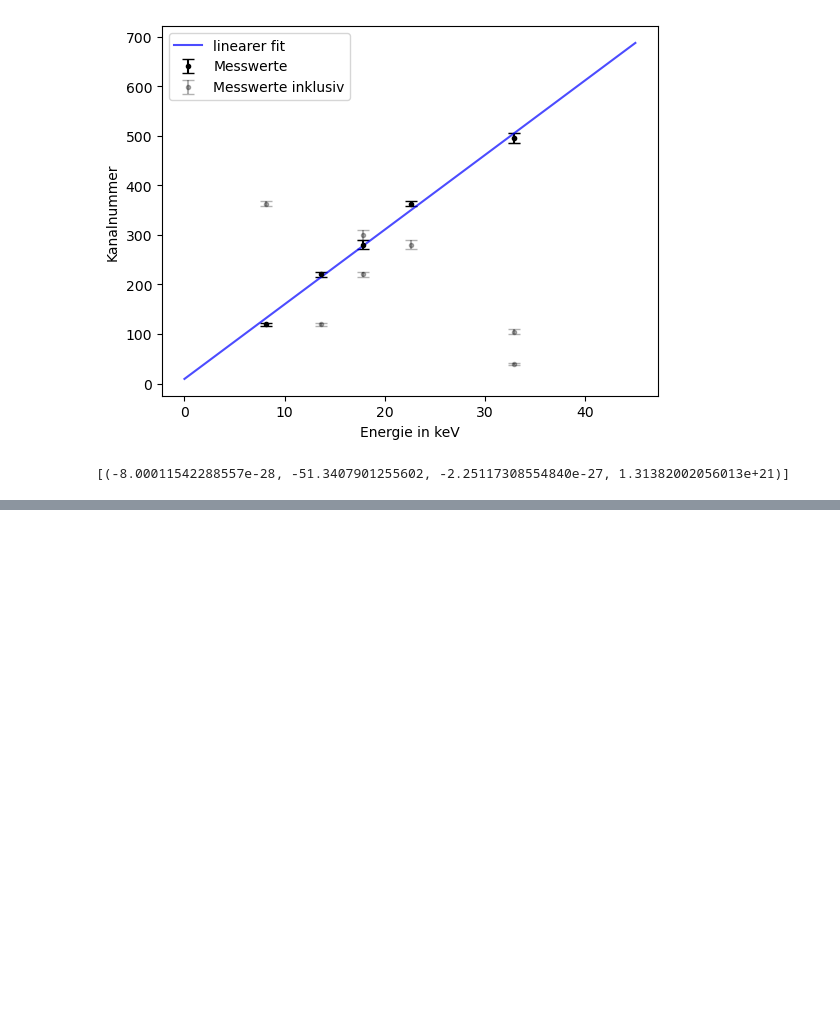
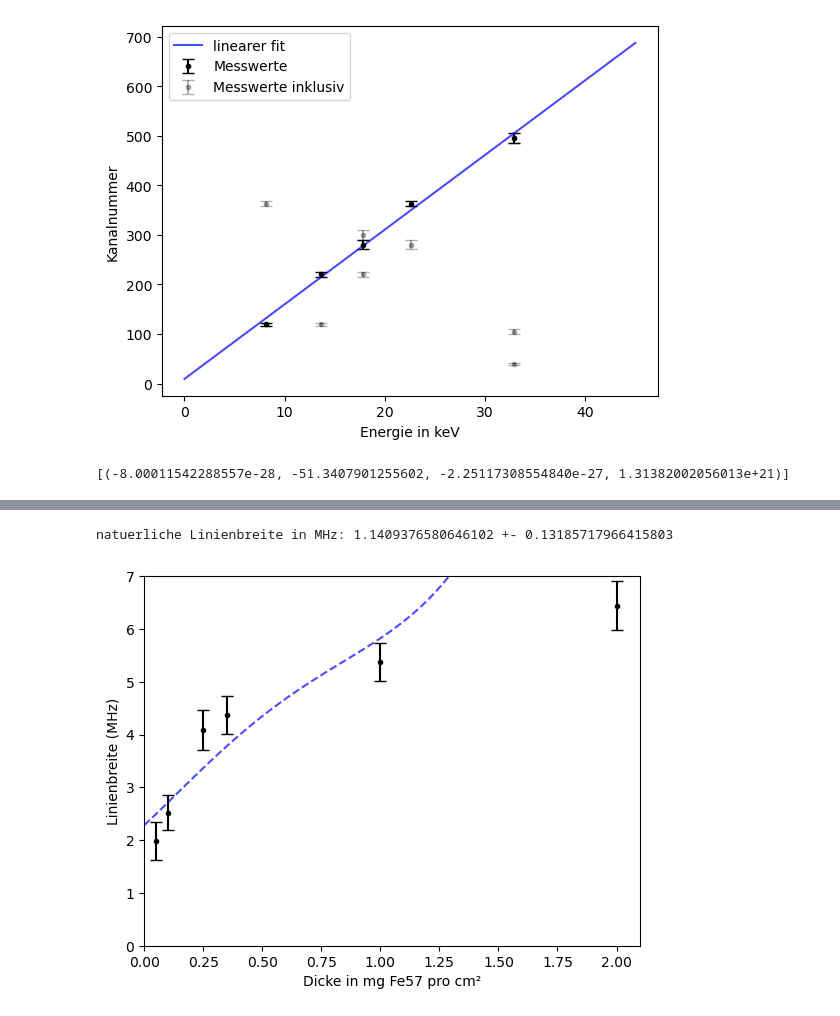
Before and after one commit to Svuem/EXP11, a Jupyter notebook: Code.ipynb, the cells around one changed output, grey strips where cells are left out. Drawn from its saved outputs; the diff is of its cells as text; code cells hidden in the pictures; blank space fills up the shorter version.

```diff
--- a/Code.ipynb
+++ b/Code.ipynb
@@ -118,3 +149,24 @@ ax.set_xlim(0, 2.1)
+# %%
+# Estimate with better fit function
+
+def model_steiner(x, bruh, cuh):
+    return 2* bruh *(1+ 0.1306*cuh*x+ 0.00365*(x*cuh)**2 - 0.00074*(x*cuh)**3 + 0.000027*(x*cuh)**4)
+
+
+fig, ax = plt.subplots()
+ax.errorbar(dicke_in_mg_Fe57_pro_mm2, linienbreiten, yerr=linienbreiten_err, fmt='.k', capsize = 4)
+ax.set_xlabel('Dicke in mg Fe57 pro cm²')
+ax.set_ylabel('Linienbreite (MHz)')
+popt, pcov = curve_fit(model_steiner, dicke_in_mg_Fe57_pro_mm2[:5], linienbreiten[:5], sigma=linienbreiten_err[:5], absolute_sigma=True, p0=[1.1, 1])
+dummy_dicke = np.linspace(0, 2, 100)
+ax.plot(dummy_dicke, model_steiner(dummy_dicke, *popt), 'b--', label='linearer fit', alpha=0.7)
+ax.set_xlim(0, 2.1)
+ax.set_ylim(0, 7)
+
+print(f'natuerliche Linienbreite in MHz: {popt[0]} +- {pcov[0,0]**0.5}')
+# %% [output]
+natuerliche Linienbreite in MHz: 1.1409376580646102 +- 0.13185717966415803
+[figure, added]
 # %%
 # dominante fehlequellen aufschreiben: Geschwindigkeitsfehler, fehler aus fits
 #
```
Also changed, not shown: parts of 3 cells of this notebook.
